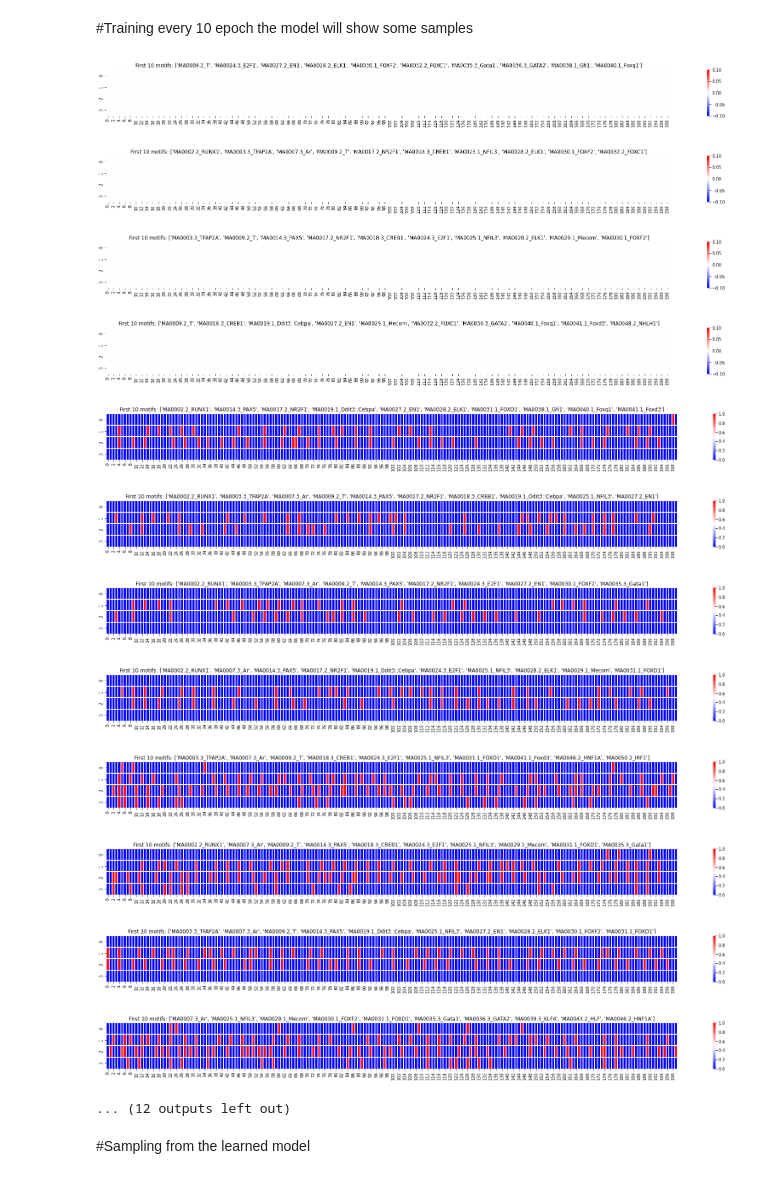
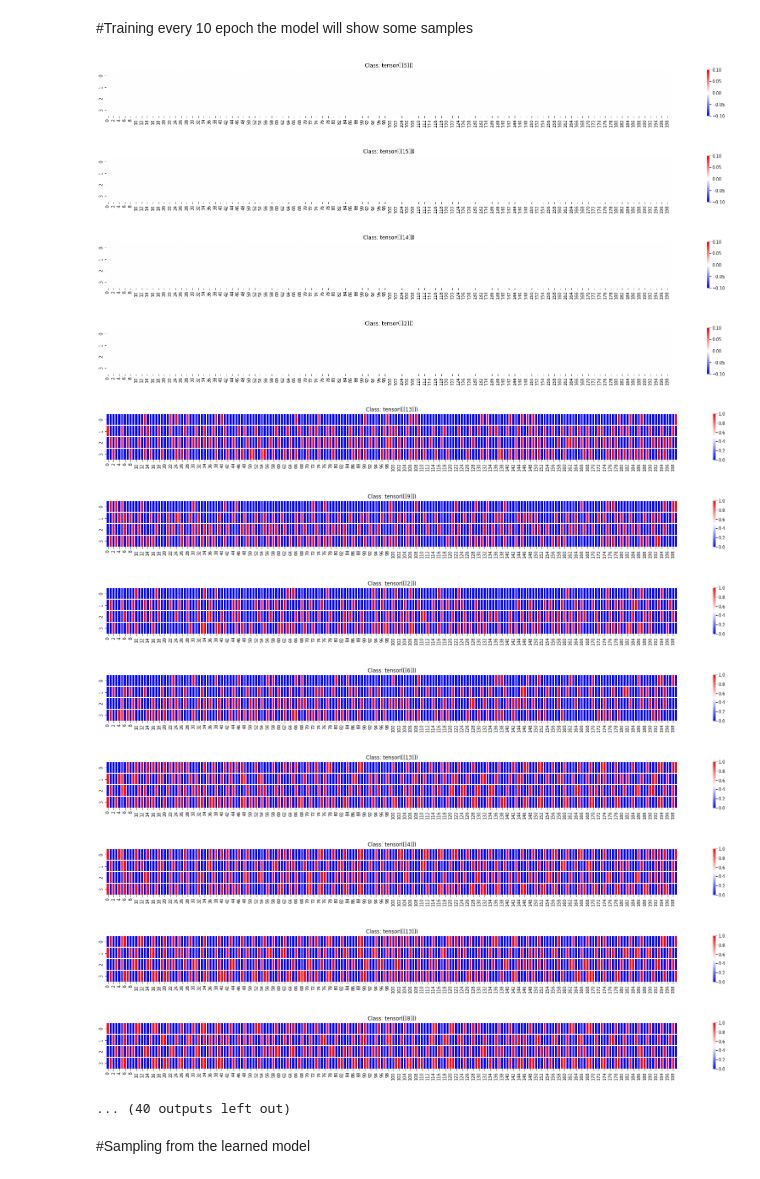
Before and after one commit to pinellolab/DNA-Diffusion, a Jupyter notebook: notebooks/Classifier_Free_Enhancer_UNET_bitdiffusion.ipynb, the cells around one changed output. Cells and saved outputs as stored; diff of their text form; code cells hidden in the pictures.

Commit message:
feat: train using cell type conditioning

```diff
--- a/notebooks/Classifier_Free_Enhancer_UNET_bitdiffusion.ipynb
+++ b/notebooks/Classifier_Free_Enhancer_UNET_bitdiffusion.ipynb
@@ -139,6 +143,4 @@ x_train_seq.shape, x_train_motif.shape
 # %%
-
-
 nucleotides = ['A', 'C', 'T', 'G']
 
 
@@ -155,13 +157,11 @@ def show_seq(dataloader_seq):
 
 class SequenceDataset(Dataset):
     'Characterizes a dataset for PyTorch'
-    def __init__(self, seqs, motifs, num_classes, max_len, transform=None):
+    def __init__(self, seqs, c, transform=None):
       'Initialization'
       self.seqs = seqs
-      self.motifs = motifs
-      self.num_classes = num_classes
+      self.c = c
       self.transform = transform
-      self.max_len = max_len
 
     def __len__(self):
       'Denotes the total number of samples'
@@ -174,13 +174,13 @@ class SequenceDataset(Dataset):
 
       x = self.transform(image)
 
-      y = self.motifs[index]
+      y = self.c[index]
 
       return x, y
 # %%
 tf = T.Compose([T.ToTensor()])
 batch_size = 64
-seq_dataset = SequenceDataset(seqs=x_train_seq, motifs=x_train_motif, num_classes=len(motifs), max_len=len(motifs), transform=tf)
+seq_dataset = SequenceDataset(seqs=x_train_seq, c=x_train_cell_type, transform=tf)
 train_dl = DataLoader(seq_dataset, batch_size, shuffle=True, num_workers=2, pin_memory=True)
 # %%
 for (x, y) in train_dl:
@@ -396,10 +386,8 @@ class ResnetBlock(nn.Module):
 class ResnetBlockClassConditioned(ResnetBlock):
     def __init__(self, dim, dim_out, *, num_classes, class_embed_dim, time_emb_dim = None, groups = 8):
         super().__init__(dim=dim+class_embed_dim, dim_out=dim_out, time_emb_dim=time_emb_dim, groups=groups)
-        self.class_mlp = nn.Sequential(
-            nn.SiLU(),
-            nn.Linear(num_classes, class_embed_dim)
-        ) if exists(class_embed_dim) else None
+        self.class_mlp = EmbedFC(num_classes, class_embed_dim)
+
 
 
     def forward(self, x, time_emb=None, c=None):
@@ -839,7 +829,7 @@ model = Unet(
     channels = 1,
     dim_mults = (1,2,4),
   resnet_block_groups = 1,
-  num_classes=len(motifs),
+  num_classes=len(cell_types),
   class_embed_dim=200
 ).cuda()
 
@@ -876,50 +866,51 @@ SHOW_PROGRESS_INTERVAL = 25
 NUM_EPOCHS = 1000
 outer = tqdm(total=NUM_EPOCHS, desc='Epochs', position=1)
 inner = tqdm(total=len(train_dl), desc='Loss', position=0)
 for t in range(1000):
   total_loss = 0
   for step, batch in tqdm(enumerate(train_dl), desc=f"epoch {t}", total=len(train_dl)):
     optimizer.zero_grad()
     images, classes = batch
     images = images.cuda()
     classes = classes.float().cuda()
 
     loss = bit_diffusion(images, classes)
     total_loss += loss.cpu().item()
     loss.backward()
     # after a lot of training
     inner.set_description_str(f"Loss: {total_loss/(step+1)}")
     optimizer.step()
     optimizer.zero_grad()
 
     if (step % SHOW_PROGRESS_INTERVAL ) == 0:
       sample_bs = 4
-      random_classes = torch.from_numpy(np.random.randint(0, 2, size=(sample_bs, len(motifs)))).float().cuda()
+      sampled = torch.from_numpy(np.random.randint(0, len(cell_types), size=(sample_bs)))
+      random_classes = torch.zeros((sample_bs, len(cell_types)))
+      random_classes = random_classes.scatter_(1, sampled.unsqueeze(dim=1), 1).float().cuda()
+
       sampled_images = bit_diffusion.sample(batch_size=sample_bs, classes=random_classes)
       random_classes = random_classes.cpu()
       sampled_images = sampled_images.cpu()
       for x, c in zip(sampled_images, random_classes):
-        c_cond = list((c == 1).nonzero(as_tuple=True)[0].numpy())
-        curr_motifs = [motifs[val] for val in c_cond]
         df = pd.DataFrame(x.squeeze().numpy())
         plt.rcParams["figure.figsize"] = (30,2)
-        plt.title(f"First 10 motifs: {curr_motifs[:10]}")
+        plt.title(f"Class: {c.nonzero()}")
         sns.heatmap(df, cmap='bwr', linewidths=1)
         plt.show()
 # %% [output]
-[figure, old version]
+[figure, new version]
-[figure, old version]
+[figure, new version]
-[figure, old version]
+[figure, new version]
-[figure, old version]
+[figure, new version]
-[figure, old version]
+[figure, new version]
-[figure, old version]
+[figure, new version]
-[figure, old version]
+[figure, new version]
-[figure, old version]
+[figure, new version]
-[figure, old version]
+[figure, new version]
-[figure, old version]
+[figure, new version]
-[figure, old version]
+[figure, new version]
-[figure, old version]
+[figure, new version]
-... (12 outputs left out)
+... (40 outputs left out)
 # %% [markdown]
 #Sampling from the learned model
 # %%
```
Also changed, not shown: parts of 18 cells of this notebook.
